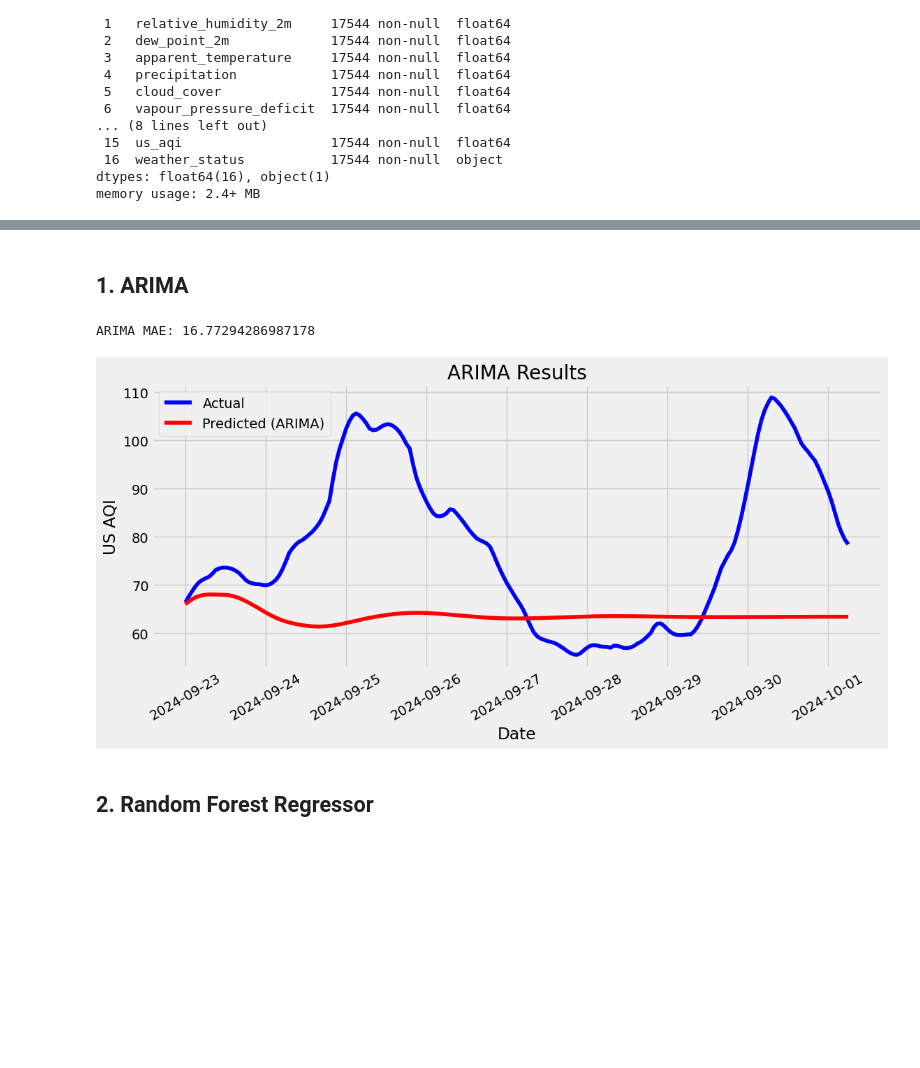
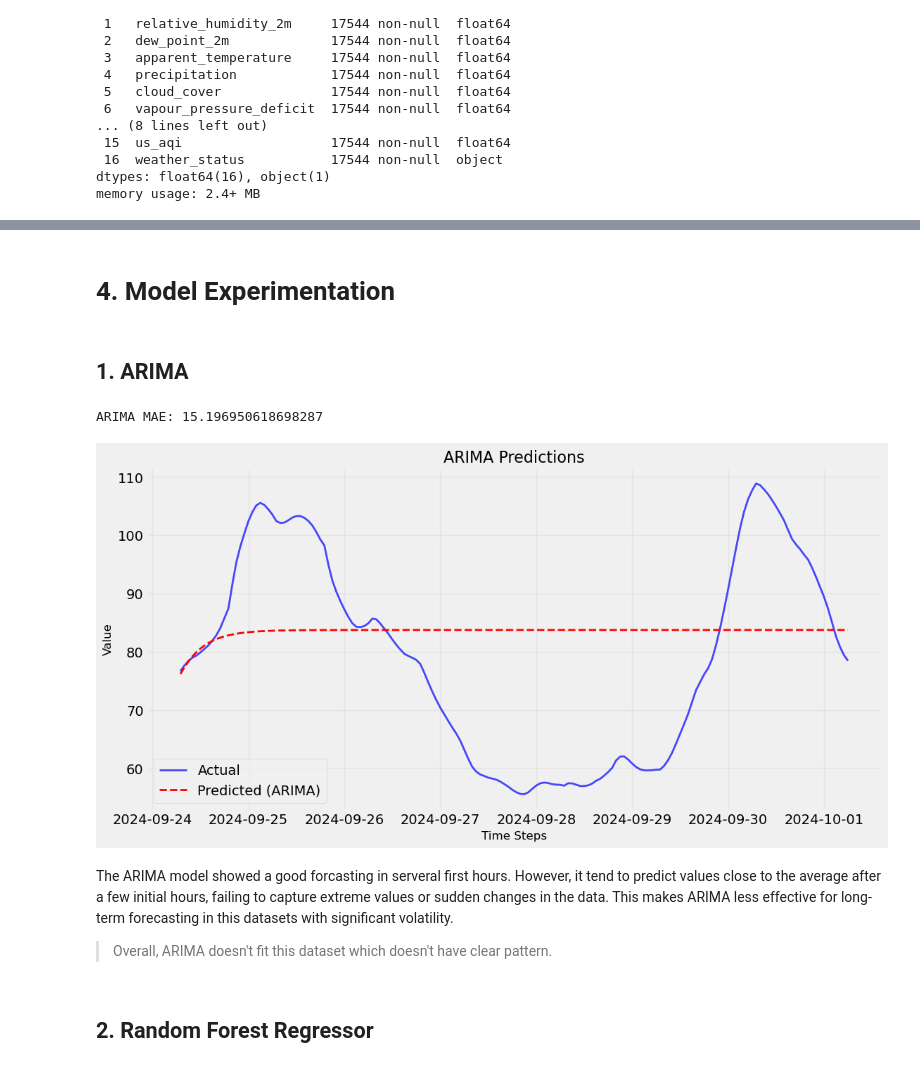
Before and after one commit to mtue04/HCMC-WAQ-Analysis, a Jupyter notebook: notebooks/4.1 - us_aqi_prediction.ipynb, the cells around one changed output, grey strips where cells are left out. Drawn from its saved outputs; the diff is of its cells as text; code cells hidden in the pictures; blank space fills up the shorter version.

Commit message:
model update

```diff
--- a/notebooks/4.1 - us_aqi_prediction.ipynb
+++ b/notebooks/4.1 - us_aqi_prediction.ipynb
@@ -57,14 +109,18 @@ memory usage: 2.4+ MB
 # %%
-n_prev_hours = 5
+n_prev_hours = 6
 
 def create_features(data, n_lags=n_prev_hours):
+    """
+    This function generates lag features from the 'us_aqi' time series data.
+    Each lag feature represents the previous hour's AQI value, creating a
+    comprehensive view of the past behavior of the time series for better prediction accuracy.
+    """
     df = pd.DataFrame()
     for i in range(n_lags):
         df[f'lag_{i+1}'] = data['us_aqi'].shift(i+1)
     df['target'] = data['us_aqi']
     return df.dropna()
 
-# Tạo features và label
 df_features = create_features(data)
-df_features
+df_features.head()
 # %% [output]
@@ -86,8 +137,8 @@ df_features
 X = df_features.iloc[:, :-1].asfreq('h')
 y = df_features['target'].asfreq('h')
 
-train_size = len(df_features[df_features.index < '2024-09-23'])
-test_size = len(df_features) - train_size
+test_size = 7*24
+train_size = len(X) - test_size
 
 X_train, X_test = X.iloc[:train_size], X.iloc[train_size:]
 y_train, y_test = y.iloc[:train_size], y.iloc[train_size:]
@@ -100,29 +160,33 @@ Train size: 17321, Test size: 199
+# %% [markdown]
+# 4. Model Experimentation
 # %% [markdown]
 ## 1. ARIMA
 # %%
-def train_arima(train, order=(n_prev_hours, 1, 1)):
-    model = ARIMA(train, order=order)
-    model_fit = model.fit()
-    predictions = model_fit.forecast(steps=test_size)
-    return predictions
+arima = ARIMA(y_train, order=(5, 1, 1))
+arima_fit = arima.fit()
+arima_predictions = arima_fit.forecast(steps=test_size)
 
-arima_predictions = train_arima(y_train)
-mae_arima = mean_absolute_error(y_test, arima_predictions)
-print(f"ARIMA MAE: {mae_arima}")
+arima_mae = mean_absolute_error(y_test, arima_predictions)
+
+print(f"ARIMA MAE: {arima_mae}")
 # %% [output]
-ARIMA MAE: 16.77294286987178
+ARIMA MAE: 15.196950618698287
 # %%
-plt.figure(figsize=(12, 5))
 
-plt.plot(y_test, label='Actual', color='blue')
-plt.plot(arima_predictions, label='Predicted (ARIMA)', color='red')
-plt.xlabel('Date')
-plt.ylabel('US AQI')
-plt.xticks(rotation=30)
+plt.figure(figsize=(12, 6))
+plt.plot(y_test.index, y_test, label="Actual", color="blue", linewidth=2, alpha=0.7)
+plt.plot(y_test.index, arima_predictions, label="Predicted (ARIMA)", color="red", linestyle="--", linewidth=2)
+plt.title("ARIMA Predictions", fontsize=16)
+plt.xlabel("Time Steps", fontsize=12)
+plt.ylabel("Value", fontsize=12)
 plt.legend()
-plt.title('ARIMA Results')
+plt.grid(alpha=0.3)
 plt.show()
 # %% [output]
-[figure, old version]
+[figure, new version]
+# %% [markdown]
+The ARIMA model showed a good forcasting in serveral first hours. However, it tend to predict values close to the average after a few initial hours, failing to capture extreme values or sudden changes in the data. This makes ARIMA less effective for long-term forecasting in this datasets with significant volatility.
+
+> Overall, ARIMA doesn't fit this dataset which doesn't have clear pattern.
 # %% [markdown]
 ## 2. Random Forest Regressor
```
Also changed, not shown: parts of 33 cells of this notebook, 2 other files.
